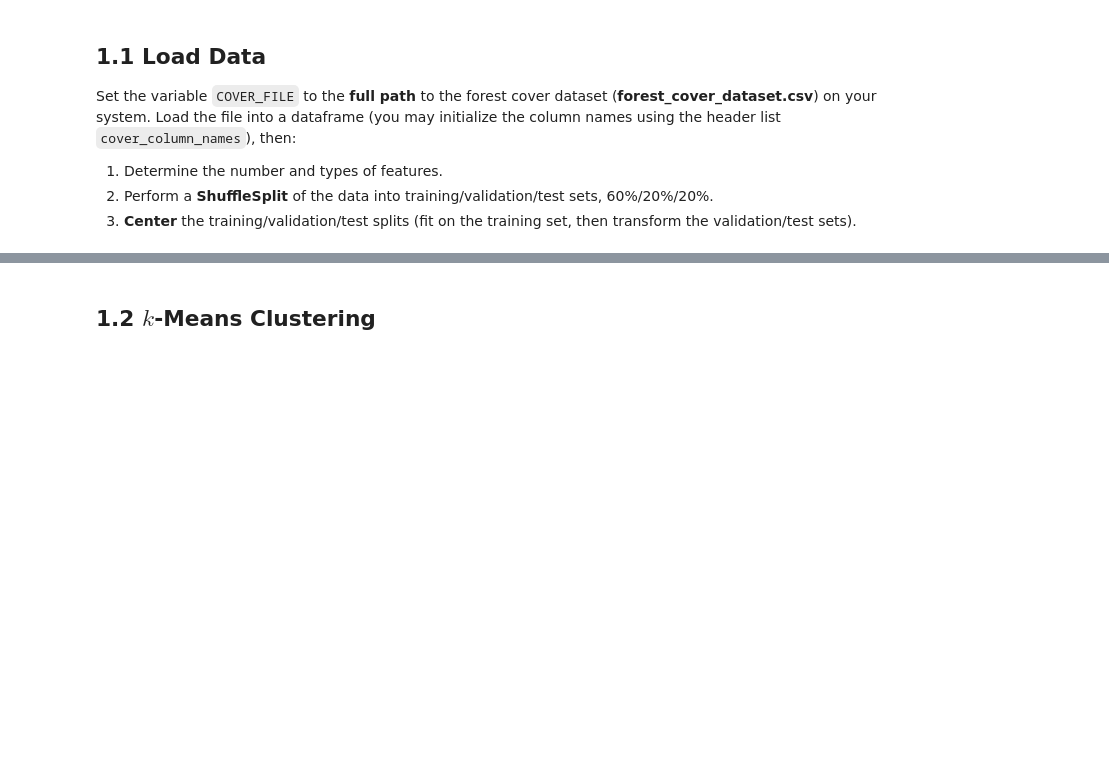
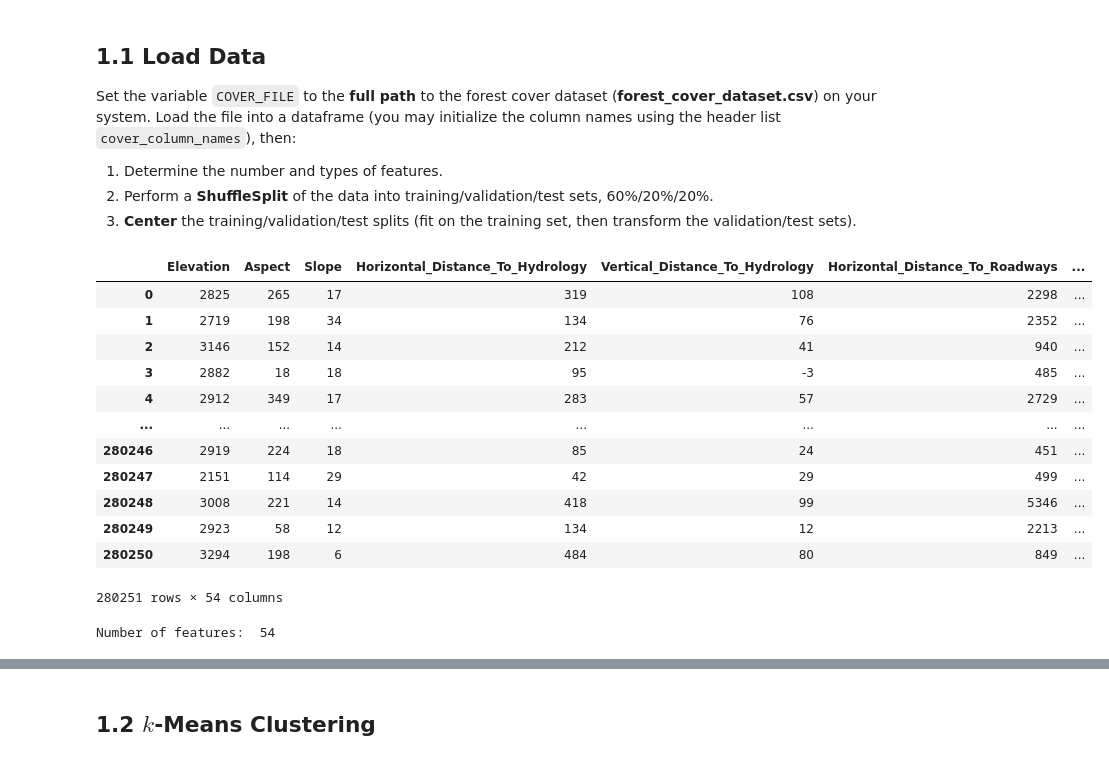
Before and after one commit to radio4444/Project-2, a Jupyter notebook: Project 2 - Student Version(1).ipynb, the cells around one changed output, grey strips where cells are left out. Cells and saved outputs as stored; diff of their text form; code cells hidden in the pictures; blank space fills up the shorter version.

```diff
--- a/Project 2 - Student Version(1).ipynb
+++ b/Project 2 - Student Version(1).ipynb
@@ -49,3 +56,27 @@ Set the variable `COVER_FILE` to the **full path** to the forest cover dataset (
 1. Determine the number and types of features.
 2. Perform a **ShuffleSplit** of the data into training/validation/test sets, 60%/20%/20%.
 3. **Center** the training/validation/test splits (fit on the training set, then transform the validation/test sets).
+# %%
+cover_file = f'C:/Users/tanzi/CS Lang IDE/PycharmProjects/Project-2/UTF-8_forest_cover_dataset.csv'
+cover_forestD = pd.read_csv(cover_file, names=cover_columns_names)
+cover_forestD
+# %% [output]
+|  | Elevation | Aspect | Slope | Horizontal_Distance_To_Hydrology | Vertical_Distance_To_Hydrology | Horizontal_Distance_To_Roadways | ... |
+| 0 | 2825 | 265 | 17 | 319 | 108 | 2298 | ... |
+| 1 | 2719 | 198 | 34 | 134 | 76 | 2352 | ... |
+| 2 | 3146 | 152 | 14 | 212 | 41 | 940 | ... |
+| 3 | 2882 | 18 | 18 | 95 | -3 | 485 | ... |
+| 4 | 2912 | 349 | 17 | 283 | 57 | 2729 | ... |
+| ... | ... | ... | ... | ... | ... | ... | ... |
+| 280246 | 2919 | 224 | 18 | 85 | 24 | 451 | ... |
+| 280247 | 2151 | 114 | 29 | 42 | 29 | 499 | ... |
+| 280248 | 3008 | 221 | 14 | 418 | 99 | 5346 | ... |
+| 280249 | 2923 | 58 | 12 | 134 | 12 | 2213 | ... |
+| 280250 | 3294 | 198 | 6 | 484 | 80 | 849 | ... |
+280251 rows × 54 columns
+# %%
+# Determine the number of features
+num_features = len(cover_columns_names)
+print('Number of features: ', num_features)
+# %% [output]
+Number of features:  54
```
Also changed, not shown: parts of 7 cells of this notebook.
